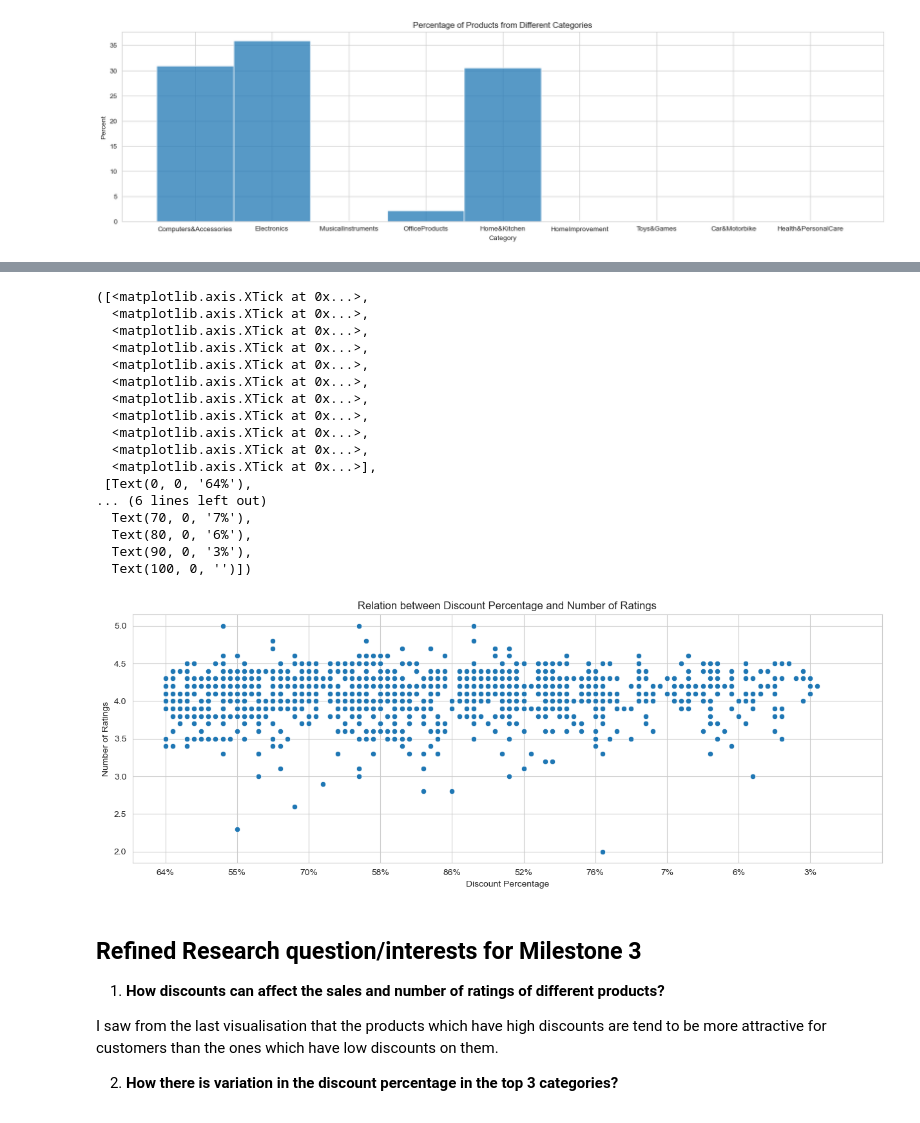
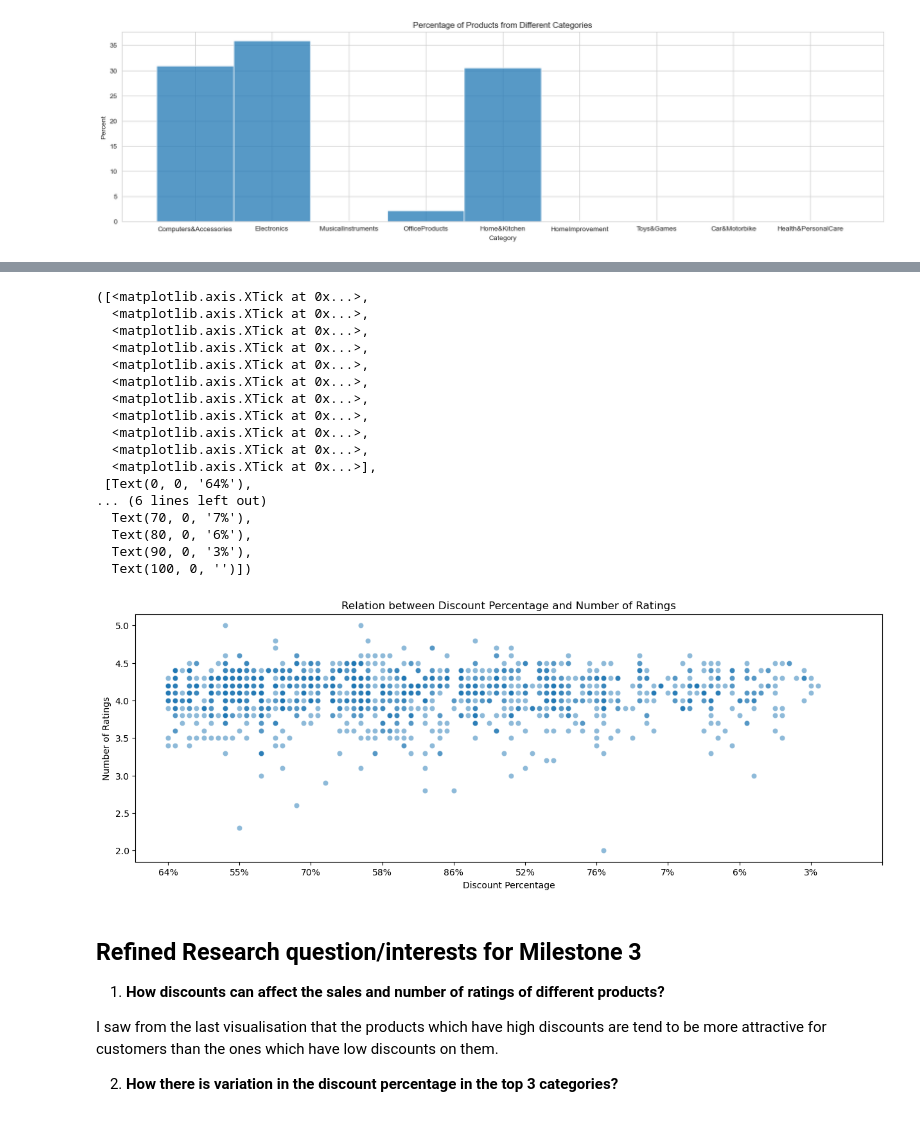
Before and after one commit to ubco-W2022T2-data301/project-group-group61, a Jupyter notebook: analysis/analysis1.ipynb, the cells around one changed output, grey strips where cells are left out. Saved outputs shown, nothing was run; the diff lists cells and outputs as text; code cells hidden in the pictures.

```diff
--- a/analysis/analysis1.ipynb
+++ b/analysis/analysis1.ipynb
@@ -205,35 +217,35 @@ Text(0.5, 1.0, 'Relation between Category and Number of Ratings')
 # %%
 #This plot tell us the demand (seen from number of ratings) of different products on the basis of discount_price.
 
 plt.figure(figsize=(15,5))
 
-sns.scatterplot(data=df, x='discount_percentage', y='rating')
+sns.scatterplot(data=df, x='discount_percentage', y='rating', alpha=0.5)
 plt.xlabel('Discount Percentage')
 plt.ylabel('Number of Ratings')
 plt.title('Relation between Discount Percentage and Number of Ratings')
 plt.xticks(list(range(0, 101, 10)))
 
 
 #This shows us that there was maximum sale of products when they were on a discount of about 40% and 70%-80%. Most people tend to buy products when they find very high discounts.
 # %% [output]
 ([<matplotlib.axis.XTick at 0x...>,
   <matplotlib.axis.XTick at 0x...>,
   <matplotlib.axis.XTick at 0x...>,
   <matplotlib.axis.XTick at 0x...>,
   <matplotlib.axis.XTick at 0x...>,
   <matplotlib.axis.XTick at 0x...>,
   <matplotlib.axis.XTick at 0x...>,
   <matplotlib.axis.XTick at 0x...>,
   <matplotlib.axis.XTick at 0x...>,
   <matplotlib.axis.XTick at 0x...>,
   <matplotlib.axis.XTick at 0x...>],
  [Text(0, 0, '64%'),
 ... (6 lines left out)
   Text(70, 0, '7%'),
   Text(80, 0, '6%'),
   Text(90, 0, '3%'),
   Text(100, 0, '')])
-[figure, old version]
+[figure, new version]
 # %% [markdown]
 ## Refined Research question/interests for Milestone 3
 
```
Also changed, not shown: parts of 6 cells of this notebook, 2 other files.
